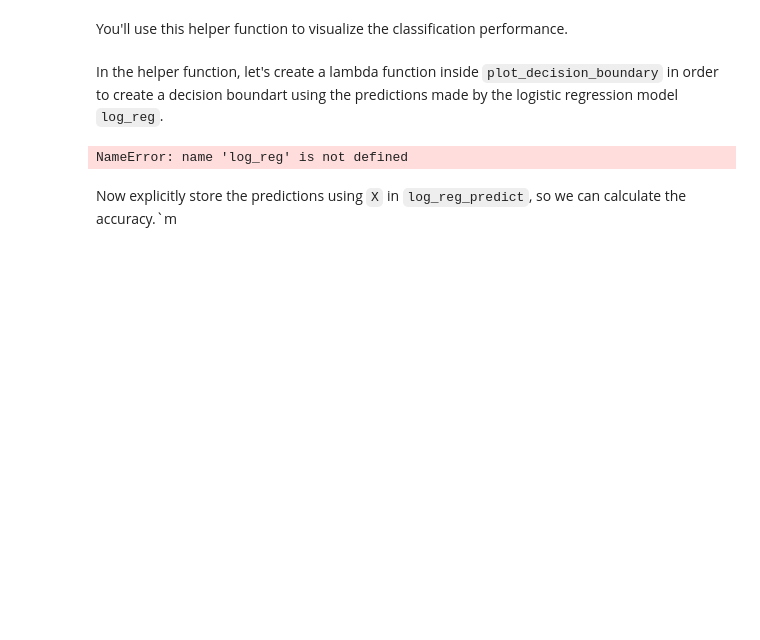
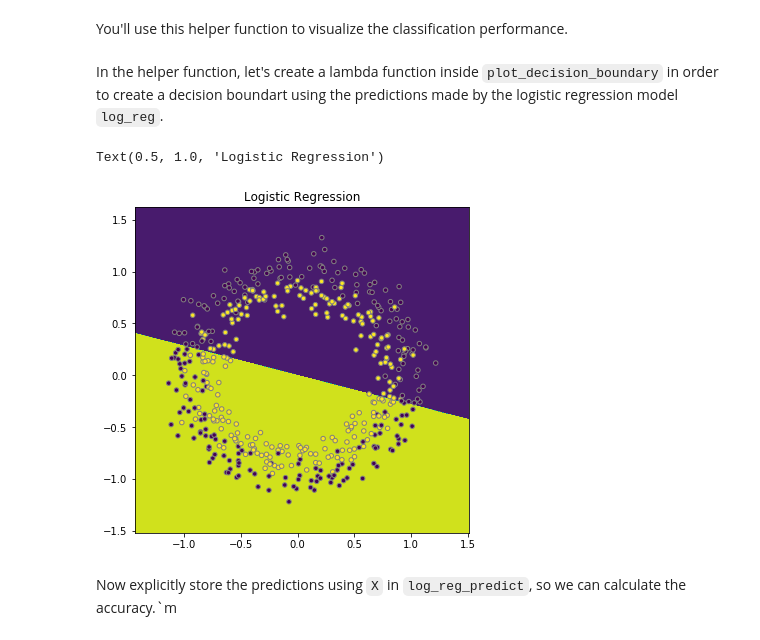
Before and after one commit to hiowatah/dsc-04-40-05-deeper-neural-networks-lab-nyc-ds-career-031119, a Jupyter notebook: index.ipynb, the cells around one changed output. Drawn from its saved outputs; the diff is of its cells as text; code cells hidden in the pictures; blank space fills up the shorter version.

```diff
--- a/index.ipynb
+++ b/index.ipynb
@@ -86,10 +86,11 @@ In the helper function, let's create a lambda function inside `plot_decision_bou
 # %%
 #Your code here
 #Use the helper function provided to plot the decision boundary of your classifier above.
 
-plot_decision_boundary(lambda x: cl.predict(x))
+plot_decision_boundary(lambda x: clf.predict(x))
 plt.title("Logistic Regression")
 # %% [output]
-NameError: name 'log_reg' is not defined
+Text(0.5, 1.0, 'Logistic Regression')
+[figure, added]
 # %% [markdown]
 Now explicitly store the predictions using `X` in `log_reg_predict`, so we can calculate the accuracy.`m
```
Also changed, not shown: parts of 2 cells of this notebook.
